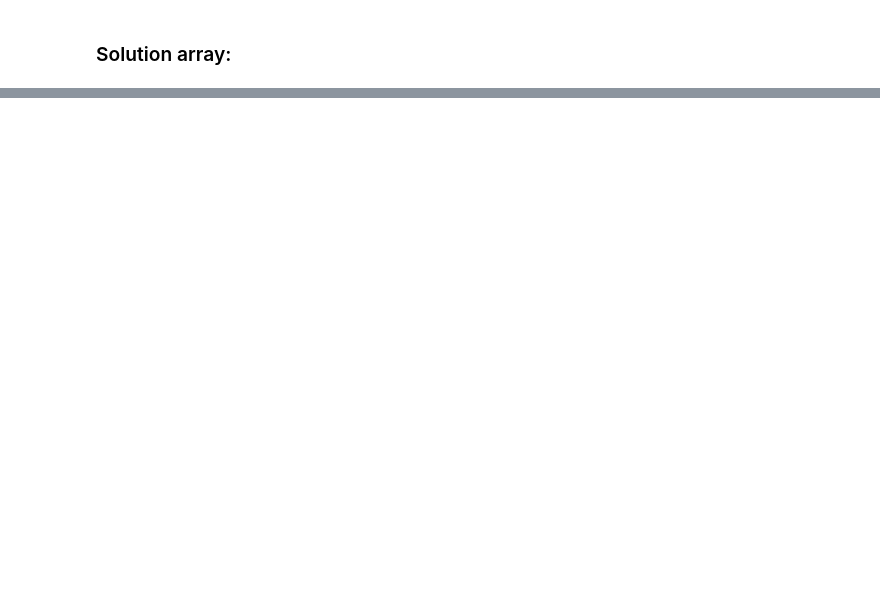
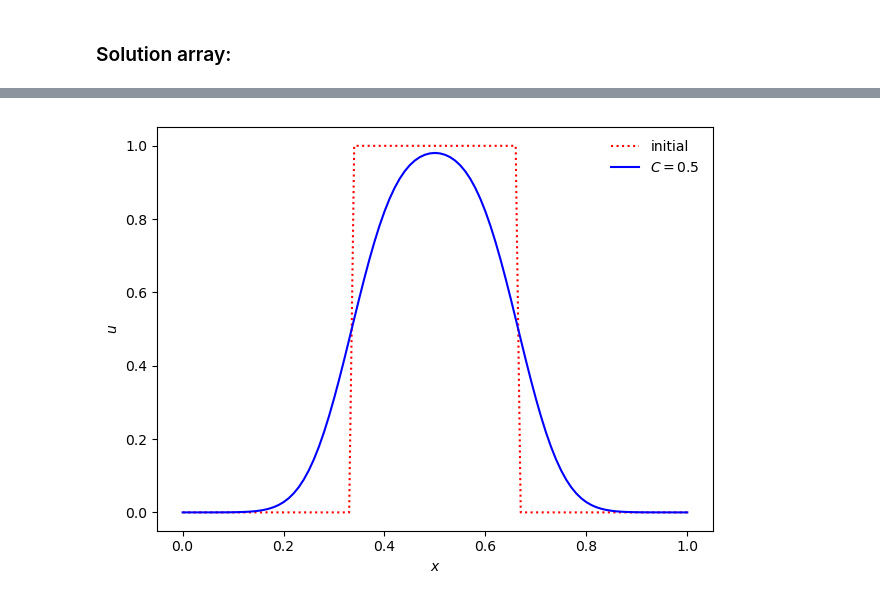
Before and after one commit to wbandabarragan/computational-physics-2, a Jupyter notebook: unit-3/305-wave-equation-finite-differences.ipynb, the cells around one changed output, grey strips where cells are left out. Drawn from its saved outputs; the diff is of its cells as text; code cells hidden in the pictures; blank space fills up the shorter version.

```diff
--- a/unit-3/305-wave-equation-finite-differences.ipynb
+++ b/unit-3/305-wave-equation-finite-differences.ipynb
@@ -94,12 +117,12 @@ t = 0.
 #print(Ng+1, Nx+Ng)
 
 # While statement
-while t < 1.0*t_period:
+while t < t_period:
 
     u_sln0[Ng-1]  = u_sln0[Nx+Ng-2]
     u_sln0[Nx+Ng] = u_sln0[Ng+1]
 
-    for i in range(1, 101):
+    for i in range(Ng, Ng+Nx):
         u_sln[i] = u_sln0[i] - CFL*(u_sln0[i] - u_sln0[i-1])
 
     u_sln0[:] = u_sln[:]
@@ -121,0 +148,15 @@ plt.show()
+# %%
+plt.plot(x[Ng:Ng+Nx], y_0[Ng:Ng+Nx], ls=":", color = 'red', label="initial")
+
+plt.plot(x[Ng:Ng+Nx],u_sln[Ng:Ng+Nx], color = 'blue', label=r"$C = {}$".format(CFL))
+
+plt.xlabel(r"$x$")
+plt.ylabel(r"$u$")
+
+plt.legend(frameon=False, loc="best")
+
+plt.tight_layout()
+
+plt.show()
+# %% [output]
+[figure, added]
```
Also changed, not shown: parts of 8 cells of this notebook.
